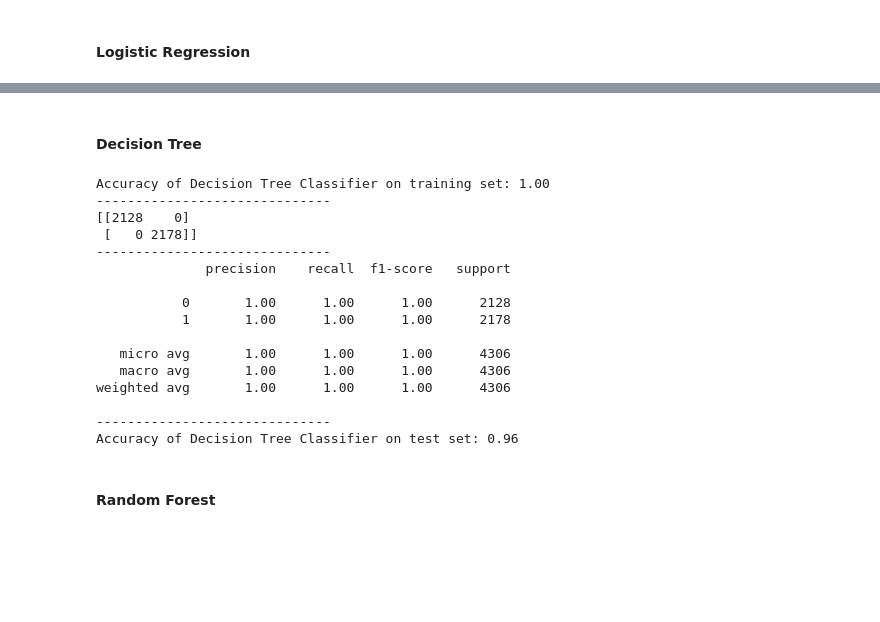
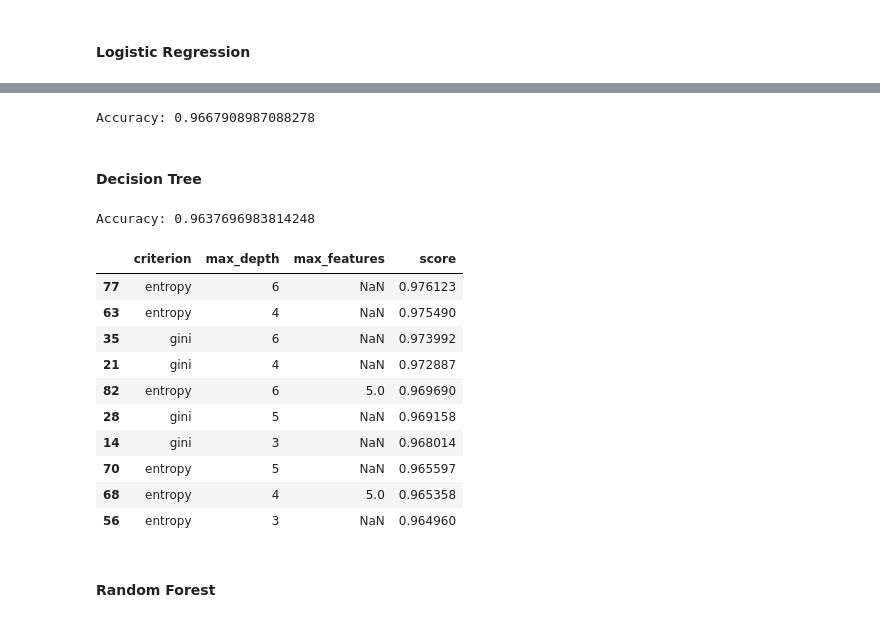
Before and after one commit to StevenGaris/world_of_warcraft_battleground, a Jupyter notebook: analysis_wow_bg.ipynb, the cells around one changed output, grey strips where cells are left out. Saved outputs shown, nothing was run; the diff lists cells and outputs as text; code cells hidden in the pictures; blank space fills up the shorter version.

```diff
--- a/analysis_wow_bg.ipynb
+++ b/analysis_wow_bg.ipynb
@@ -647,36 +594,44 @@ Accuracy of Logistic Regression classifier on test set: 0.95
+# %%
+logit = LogisticRegression()
+print('Accuracy:', cross_val_score(logit, X_train, y_train, cv=3, scoring='accuracy').mean())
+# %% [output]
+Accuracy: 0.9667908987088278
 # %% [markdown]
 #### Decision Tree
-# %%
-clf = DecisionTreeClassifier(random_state=123).fit(X_train, y_train)
-y_pred = clf.predict(X_train)
-
-print('Accuracy of Decision Tree Classifier on training set: {:.2f}'
-     .format(clf.score(X_train, y_train)))
-print('---'*10)
-print(confusion_matrix(y_train, y_pred))
-print('---'*10)
-print(classification_report(y_train, y_pred))
-
-print('---'*10)
-
-print('Accuracy of Decision Tree Classifier on test set: {:.2f}'
-     .format(clf.score(X_test, y_test)))
-# %% [output]
-Accuracy of Decision Tree Classifier on training set: 1.00
-------------------------------
-[[2128    0]
- [   0 2178]]
-------------------------------
-              precision    recall  f1-score   support
-
-           0       1.00      1.00      1.00      2128
-           1       1.00      1.00      1.00      2178
-
-   micro avg       1.00      1.00      1.00      4306
-   macro avg       1.00      1.00      1.00      4306
-weighted avg       1.00      1.00      1.00      4306
-
-------------------------------
-Accuracy of Decision Tree Classifier on test set: 0.96
+# %%
+tree = DecisionTreeClassifier()
+print('Accuracy:', cross_val_score(tree, X_train, y_train, cv=3, scoring='accuracy').mean())
+# %% [output]
+Accuracy: 0.9637696983814248
+# %%
+hyperparameters = {
+    'max_depth': [1,2,3,4,5,6],
+    'max_features': [None,1,2,3,4,5,6],
+    'criterion': ['gini','entropy']
+}
+
+grid = GridSearchCV(DecisionTreeClassifier(), param_grid=hyperparameters, cv=3, scoring='precision')
+grid.fit(X_train, y_train)
+
+results = grid.cv_results_
+scores = results['mean_test_score']
+params = results['params']
+
+for s, p in zip(scores, params):
+    p['score'] = s
+
+pd.DataFrame(params).sort_values(by='score', ascending=False).head(10)
+# %% [output]
+|  | criterion | max_depth | max_features | score |
+| 77 | entropy | 6 | NaN | 0.976123 |
+| 63 | entropy | 4 | NaN | 0.975490 |
+| 35 | gini | 6 | NaN | 0.973992 |
+| 21 | gini | 4 | NaN | 0.972887 |
+| 82 | entropy | 6 | 5.0 | 0.969690 |
+| 28 | gini | 5 | NaN | 0.969158 |
+| 14 | gini | 3 | NaN | 0.968014 |
+| 70 | entropy | 5 | NaN | 0.965597 |
+| 68 | entropy | 4 | 5.0 | 0.965358 |
+| 56 | entropy | 3 | NaN | 0.964960 |
 # %% [markdown]
 #### Random Forest
```
Also changed, not shown: parts of 10 cells of this notebook.
